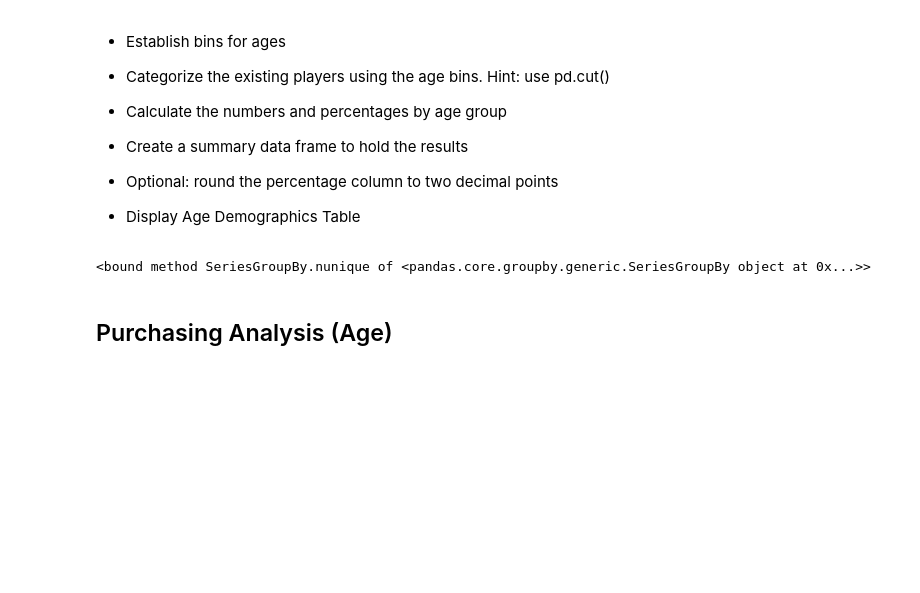
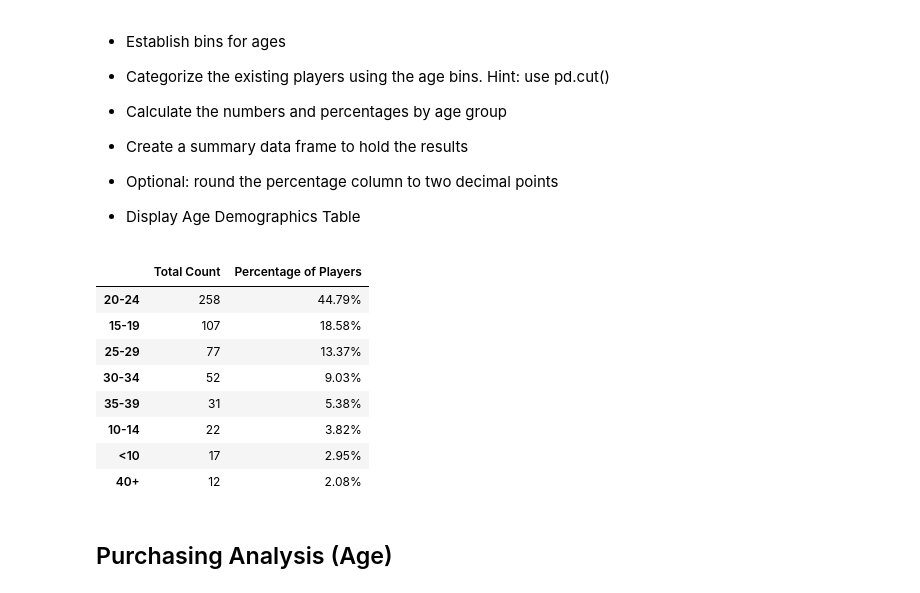
Before and after one commit to againzer/PandaChallenge, a Jupyter notebook: HeroesOfPymoli/HeroesOfPymoli_gainer.ipynb, the cells around one changed output. Drawn from its saved outputs; the diff is of its cells as text; code cells hidden in the pictures; blank space fills up the shorter version.

```diff
--- a/HeroesOfPymoli/HeroesOfPymoli_starter.ipynb
+++ b/HeroesOfPymoli/HeroesOfPymoli_gainer.ipynb
@@ -166,23 +166,41 @@ purch_anal
 # %%
 #create bins
 bins = [0,9.9,14,19,24,29,34,39,100]
 bin_names = ["<10","10-14","15-19","20-24","25-29","30-34","35-39","40+"]
 #copy of original dataframe
 age_demo = purchase_data.copy()
 #create age category
-age_demo["Age Bin"] = pd.cut(purchase_data["Age"], bins, labels = bin_names, include_lowest = True)
+age_demo["Total Count"] = pd.cut(purchase_data["Age"], bins, labels = bin_names, include_lowest = True)
 
 #drop columns
 age_demo = age_demo.drop(["Purchase ID","Age","Item ID","Gender","Item Name", "Price"],axis = 1)
 
-age_demo = age_demo.groupby("Age Bin")["SN"].nunique
+#drop duplicates
+age_demo = age_demo.drop_duplicates()
 
+age_demo_total = age_demo["Total Count"].value_counts()
 
-#age_demo_df = pd.DataFrame(age_demo)
+age_demo_df = pd.DataFrame(age_demo_total)
 
-age_demo
+age_demo_df["Percentage of Players"] = (age_demo_df["Total Count"] / total_players)*100
+
+age_demo_df["Percentage of Players"] = age_demo_df["Percentage of Players"].map("{:.2f}%".format)
+
+#####age_demo_df.sort_index()
+
+age_demo_df
+
+##### how do I get it to sort by index without putting 10 at the bottom
 # %% [output]
-<bound method SeriesGroupBy.nunique of <pandas.core.groupby.generic.SeriesGroupBy object at 0x...>>
+|  | Total Count | Percentage of Players |
+| 20-24 | 258 | 44.79% |
+| 15-19 | 107 | 18.58% |
+| 25-29 | 77 | 13.37% |
+| 30-34 | 52 | 9.03% |
+| 35-39 | 31 | 5.38% |
+| 10-14 | 22 | 3.82% |
+| <10 | 17 | 2.95% |
+| 40+ | 12 | 2.08% |
 # %% [markdown]
 ## Purchasing Analysis (Age)
 # %% [markdown]
```
Also changed, not shown: parts of 8 cells of this notebook.
